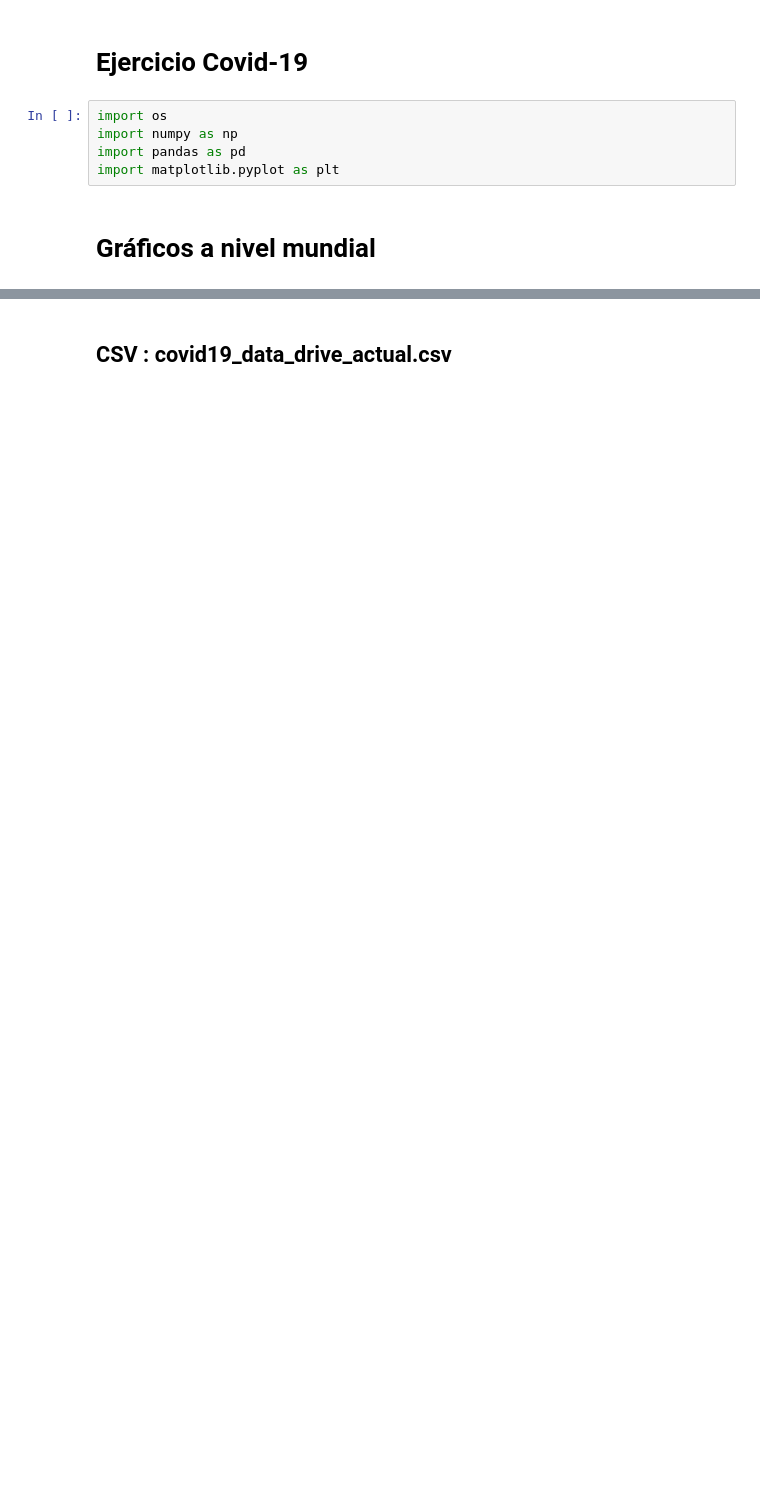
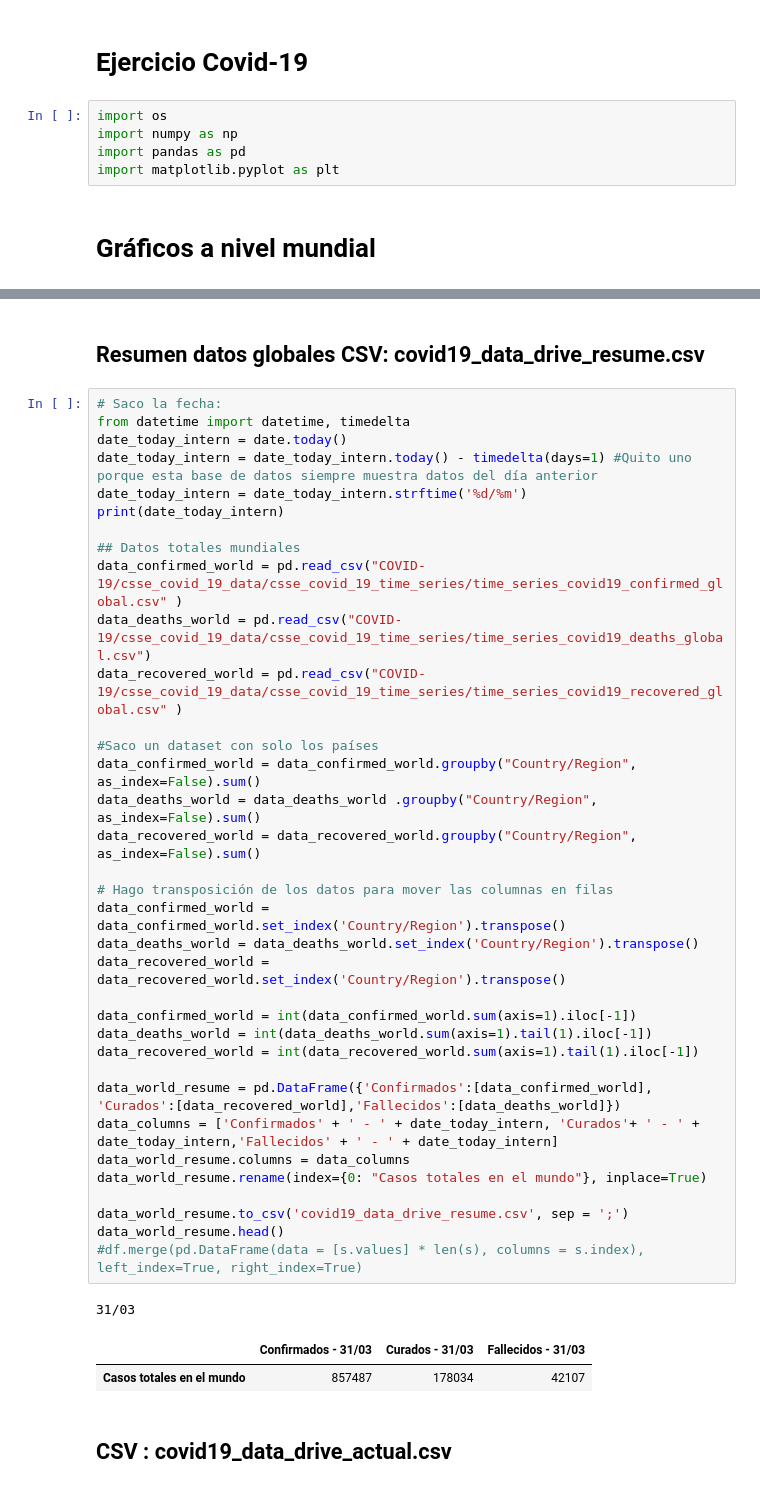
Before and after one commit to akakicreations/covid19-project, a Jupyter notebook: covid19_notebook_WEBFINAL.ipynb, the cells around one changed output, grey strips where cells are left out. Cells and saved outputs as stored; diff of their text form; blank space fills up the shorter version.

```diff
--- a/covid19_notebook_WEBFINAL.ipynb
+++ b/covid19_notebook_WEBFINAL.ipynb
@@ -49,3 +49,44 @@ data_time.tail()
+# %% [markdown]
+## Resumen datos globales CSV: covid19_data_drive_resume.csv
+# %%
+# Saco la fecha:
+from datetime import datetime, timedelta
+date_today_intern = date.today()
+date_today_intern = date_today_intern.today() - timedelta(days=1) #Quito uno porque esta base de datos siempre muestra datos del día anterior
+date_today_intern = date_today_intern.strftime('%d/%m')
+print(date_today_intern)
+
+## Datos totales mundiales
+data_confirmed_world = pd.read_csv("COVID-19/csse_covid_19_data/csse_covid_19_time_series/time_series_covid19_confirmed_global.csv" )
+data_deaths_world = pd.read_csv("COVID-19/csse_covid_19_data/csse_covid_19_time_series/time_series_covid19_deaths_global.csv")
+data_recovered_world = pd.read_csv("COVID-19/csse_covid_19_data/csse_covid_19_time_series/time_series_covid19_recovered_global.csv" )
+
+#Saco un dataset con solo los países
+data_confirmed_world = data_confirmed_world.groupby("Country/Region", as_index=False).sum()
+data_deaths_world = data_deaths_world .groupby("Country/Region", as_index=False).sum()
+data_recovered_world = data_recovered_world.groupby("Country/Region", as_index=False).sum()
+
+# Hago transposición de los datos para mover las columnas en filas
+data_confirmed_world = data_confirmed_world.set_index('Country/Region').transpose()
+data_deaths_world = data_deaths_world.set_index('Country/Region').transpose()
+data_recovered_world = data_recovered_world.set_index('Country/Region').transpose()
+
+data_confirmed_world = int(data_confirmed_world.sum(axis=1).iloc[-1])
+data_deaths_world = int(data_deaths_world.sum(axis=1).tail(1).iloc[-1])
+data_recovered_world = int(data_recovered_world.sum(axis=1).tail(1).iloc[-1])
+
+data_world_resume = pd.DataFrame({'Confirmados':[data_confirmed_world], 'Curados':[data_recovered_world],'Fallecidos':[data_deaths_world]})
+data_columns = ['Confirmados' + ' - ' + date_today_intern, 'Curados'+ ' - ' + date_today_intern,'Fallecidos' + ' - ' + date_today_intern]
+data_world_resume.columns = data_columns
+data_world_resume.rename(index={0: "Casos totales en el mundo"}, inplace=True)
+
+data_world_resume.to_csv('covid19_data_drive_resume.csv', sep = ';')
+data_world_resume.head()
+#df.merge(pd.DataFrame(data = [s.values] * len(s), columns = s.index), left_index=True, right_index=True)
+# %% [output]
+31/03
+|  | Confirmados - 31/03 | Curados - 31/03 | Fallecidos - 31/03 |
+| Casos totales en el mundo | 857487 | 178034 | 42107 |
 # %% [markdown]
 ## CSV : covid19_data_drive_actual.csv
 # %%
```
Also changed, not shown: parts of 9 cells of this notebook, 17 other files.
